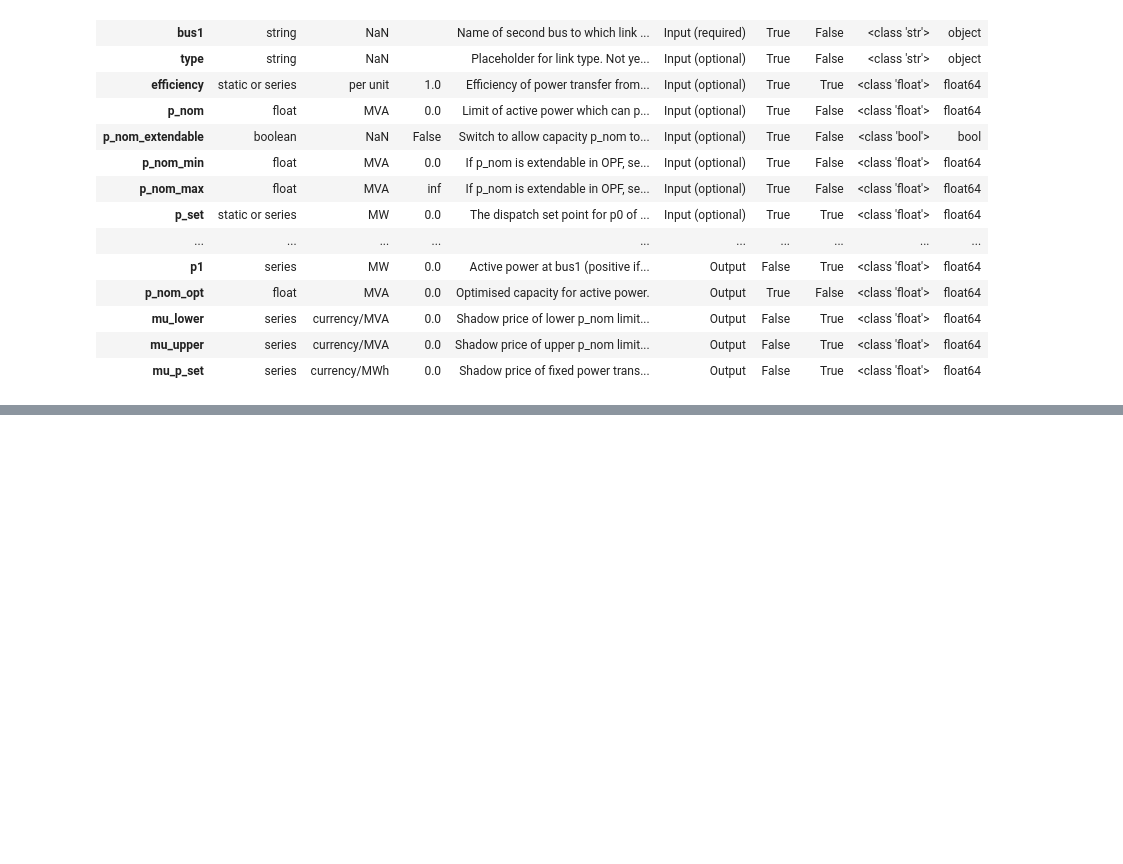
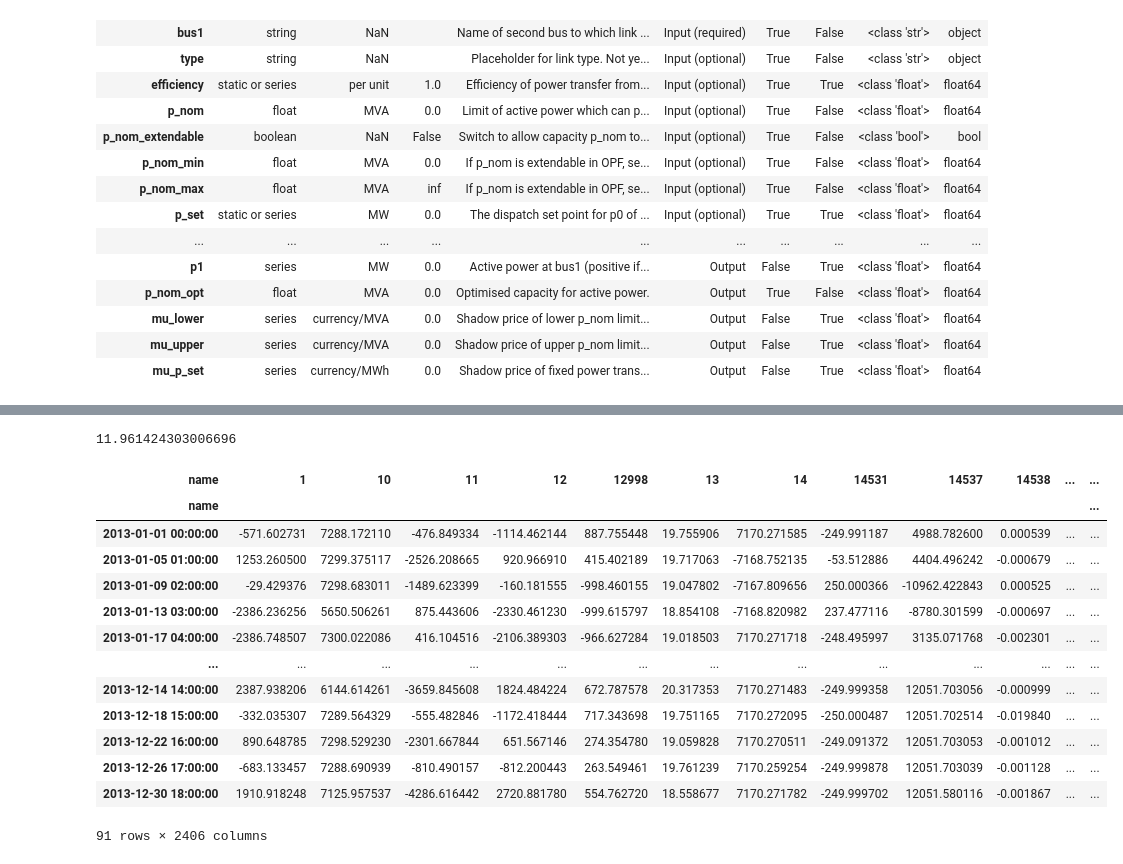
Before and after one commit to humpage/pypsa-eur-sec, a Jupyter notebook: jupyterAnalysis.ipynb, the cells around one changed output, grey strips where cells are left out. Drawn from its saved outputs; the diff is of its cells as text; code cells hidden in the pictures; blank space fills up the shorter version.

```diff
--- a/jupyterAnalysis.ipynb
+++ b/jupyterAnalysis.ipynb
@@ -5,7 +5,7 @@ import matplotlib.pyplot as plt
 plt.style.use("bmh")
 %matplotlib inline
 # %%
-n = pypsa.Network("results/testBiomass/postnetworks/elec_s_37_lvopt__Co2L0p05-97H-T-H-B-I-bioT-hvdc_2030.nc")
+n = pypsa.Network("results/testBiomass5/postnetworks/elec_s_37_lvopt__Co2L0p05-97H-T-H-B-I-bioT-hvdc_2030.nc")
 # %% [output]
 INFO:pypsa.io:Imported network elec_s_37_lvopt__Co2L0p05-97H-T-H-B-I-bioT-hvdc_2030.nc has buses, carriers, generators, global_constraints, links, loads, storage_units, stores
 # %%
@@ -248,0 +309,21 @@ n.components["Link"]["attrs"]
+# %%
+n.links_t.p0.filter(regex='import').sum().sum()
+# %% [output]
+11.961424303006696
+# %%
+n.links_t.p0
+# %% [output]
+| name | 1 | 10 | 11 | 12 | 12998 | 13 | 14 | 14531 | 14537 | 14538 | ... | ... |
+| name |  |  |  |  |  |  |  |  |  |  |  | ... |
+| 2013-01-01 00:00:00 | -571.602731 | 7288.172110 | -476.849334 | -1114.462144 | 887.755448 | 19.755906 | 7170.271585 | -249.991187 | 4988.782600 | 0.000539 | ... | ... |
+| 2013-01-05 01:00:00 | 1253.260500 | 7299.375117 | -2526.208665 | 920.966910 | 415.402189 | 19.717063 | -7168.752135 | -53.512886 | 4404.496242 | -0.000679 | ... | ... |
+| 2013-01-09 02:00:00 | -29.429376 | 7298.683011 | -1489.623399 | -160.181555 | -998.460155 | 19.047802 | -7167.809656 | 250.000366 | -10962.422843 | 0.000525 | ... | ... |
+| 2013-01-13 03:00:00 | -2386.236256 | 5650.506261 | 875.443606 | -2330.461230 | -999.615797 | 18.854108 | -7168.820982 | 237.477116 | -8780.301599 | -0.000697 | ... | ... |
+| 2013-01-17 04:00:00 | -2386.748507 | 7300.022086 | 416.104516 | -2106.389303 | -966.627284 | 19.018503 | 7170.271718 | -248.495997 | 3135.071768 | -0.002301 | ... | ... |
+| ... | ... | ... | ... | ... | ... | ... | ... | ... | ... | ... | ... | ... |
+| 2013-12-14 14:00:00 | 2387.938206 | 6144.614261 | -3659.845608 | 1824.484224 | 672.787578 | 20.317353 | 7170.271483 | -249.999358 | 12051.703056 | -0.000999 | ... | ... |
+| 2013-12-18 15:00:00 | -332.035307 | 7289.564329 | -555.482846 | -1172.418444 | 717.343698 | 19.751165 | 7170.272095 | -250.000487 | 12051.702514 | -0.019840 | ... | ... |
+| 2013-12-22 16:00:00 | 890.648785 | 7298.529230 | -2301.667844 | 651.567146 | 274.354780 | 19.059828 | 7170.270511 | -249.091372 | 12051.703053 | -0.001012 | ... | ... |
+| 2013-12-26 17:00:00 | -683.133457 | 7288.690939 | -810.490157 | -812.200443 | 263.549461 | 19.761239 | 7170.259254 | -249.999878 | 12051.703039 | -0.001128 | ... | ... |
+| 2013-12-30 18:00:00 | 1910.918248 | 7125.957537 | -4286.616442 | 2720.881780 | 554.762720 | 18.558677 | 7170.271782 | -249.999702 | 12051.580116 | -0.001867 | ... | ... |
+91 rows × 2406 columns
```
Also changed, not shown: parts of 11 cells of this notebook, 1 other file.
